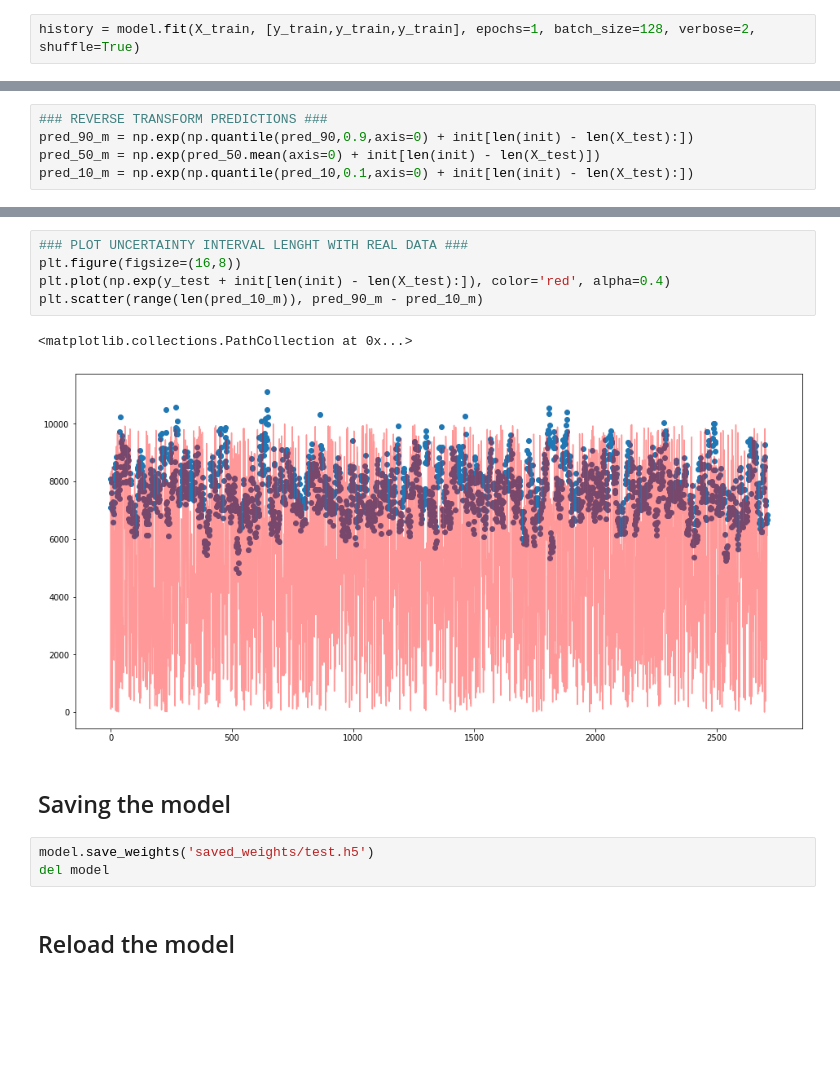
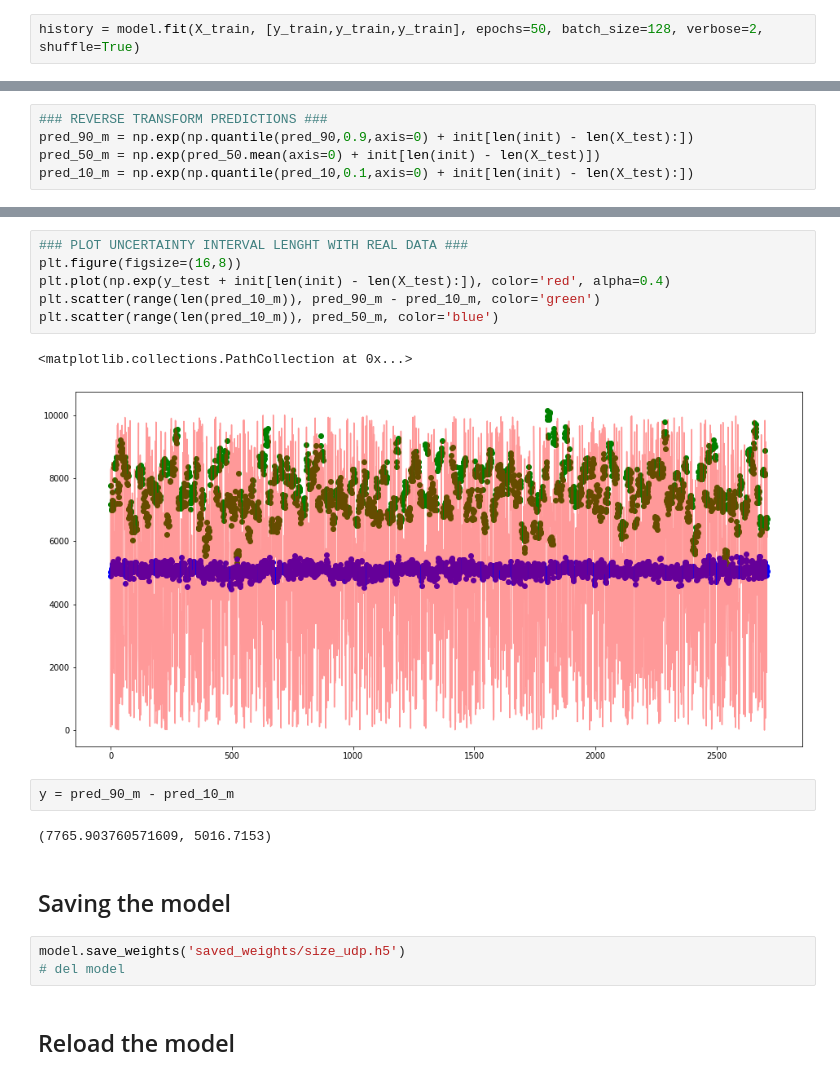
Before and after one commit to bhanukaManesha/Anomaly-Detection-using-Keras, a Jupyter notebook: Anomaly Detection using Keras.ipynb, the cells around one changed output, grey strips where cells are left out. Cells and saved outputs as stored; diff of their text form; blank space fills up the shorter version.

Commit message:
Added the trained model

```diff
--- a/Anomaly Detection using Keras.ipynb
+++ b/Anomaly Detection using Keras.ipynb
@@ -160,3 +167,3 @@ W0813 09:31:24.491132 4663371200 deprecation_wrapper.py:119] From /Users/bhanuka
 # %%
-history = model.fit(X_train, [y_train,y_train,y_train], epochs=1, batch_size=128, verbose=2, shuffle=True)
+history = model.fit(X_train, [y_train,y_train,y_train], epochs=50, batch_size=128, verbose=2, shuffle=True)
 # %% [output]
@@ -209,16 +228,21 @@ plt.scatter(np.where(np.logical_or(pred_50_m>pred_90_m, pred_50_m<pred_10_m))[0]
 # %%
 ### PLOT UNCERTAINTY INTERVAL LENGHT WITH REAL DATA ###
 plt.figure(figsize=(16,8))
 plt.plot(np.exp(y_test + init[len(init) - len(X_test):]), color='red', alpha=0.4)
-plt.scatter(range(len(pred_10_m)), pred_90_m - pred_10_m)
+plt.scatter(range(len(pred_10_m)), pred_90_m - pred_10_m, color='green')
+plt.scatter(range(len(pred_10_m)), pred_50_m, color='blue')
 # %% [output]
 <matplotlib.collections.PathCollection at 0x...>
-[figure, old version]
+[figure, new version]
+# %%
+y = pred_90_m - pred_10_m
+# %% [output]
+(7765.903760571609, 5016.7153)
 # %% [markdown]
 ## Saving the model
 # %%
-model.save_weights('saved_weights/test.h5')
-del model
+model.save_weights('saved_weights/size_udp.h5')
+# del model
 # %% [markdown]
 ## Reload the model
 # %%
```
Also changed, not shown: parts of 13 cells of this notebook, 2 other files.
